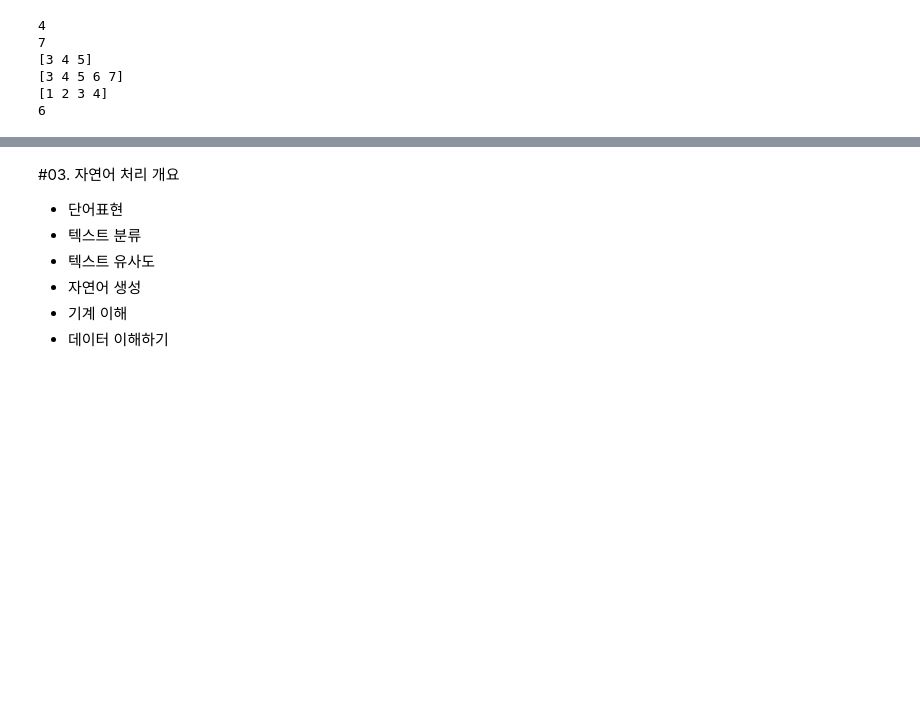
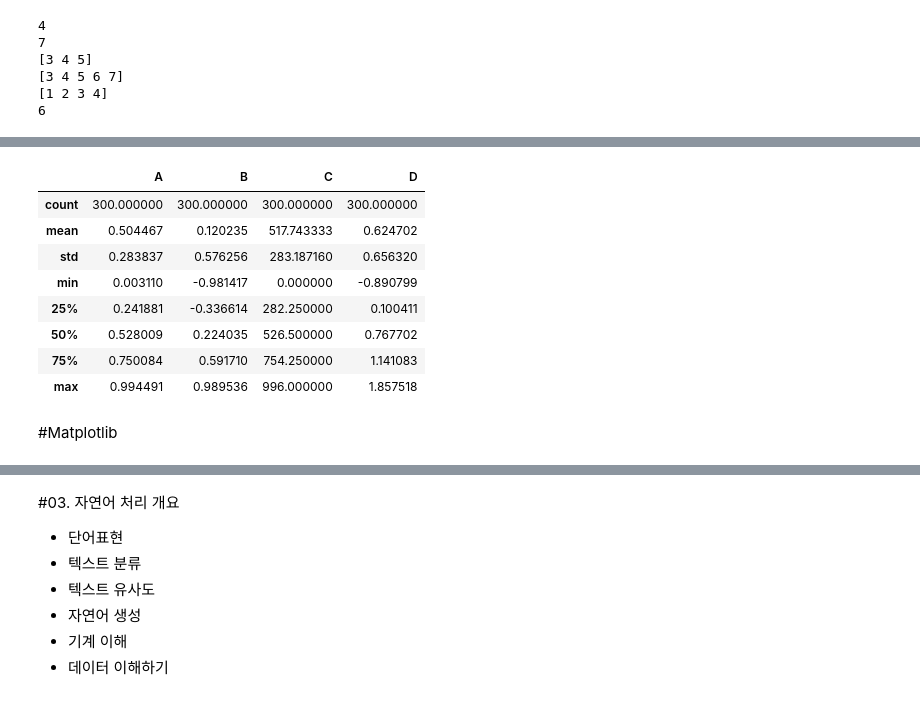
Before and after one commit to hyelim-kim1028/NLP, a Jupyter notebook: tensorflow2&ml_NLP.ipynb, the cells around one changed output, grey strips where cells are left out. Drawn from its saved outputs; the diff is of its cells as text; code cells hidden in the pictures; blank space fills up the shorter version.

```diff
--- a/tensorflow2&ml_NLP.ipynb
+++ b/tensorflow2&ml_NLP.ipynb
@@ -974,0 +1155,14 @@ print(a[-1]) #마지막 행
+# %%
+df.describe()
+# %% [output]
+|  | A | B | C | D |
+| count | 300.000000 | 300.000000 | 300.000000 | 300.000000 |
+| mean | 0.504467 | 0.120235 | 517.743333 | 0.624702 |
+| std | 0.283837 | 0.576256 | 283.187160 | 0.656320 |
+| min | 0.003110 | -0.981417 | 0.000000 | -0.890799 |
+| 25% | 0.241881 | -0.336614 | 282.250000 | 0.100411 |
+| 50% | 0.528009 | 0.224035 | 526.500000 | 0.767702 |
+| 75% | 0.750084 | 0.591710 | 754.250000 | 1.141083 |
+| max | 0.994491 | 0.989536 | 996.000000 | 1.857518 |
+# %% [markdown]
+#Matplotlib
```
Also changed, not shown: parts of 13 cells of this notebook.
